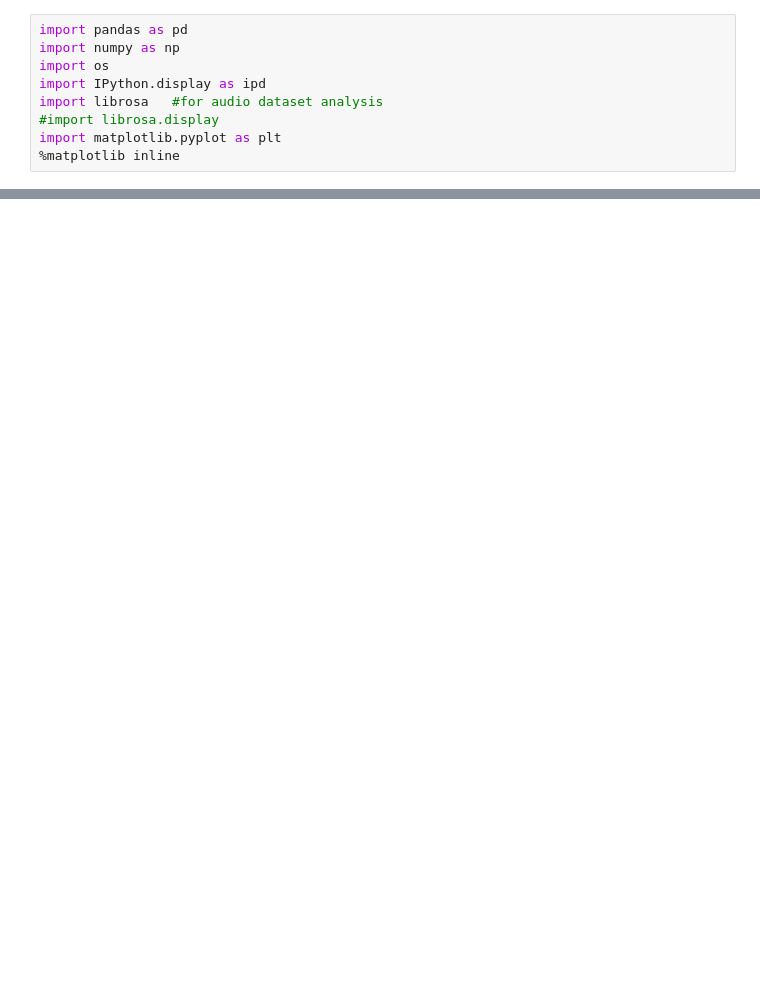
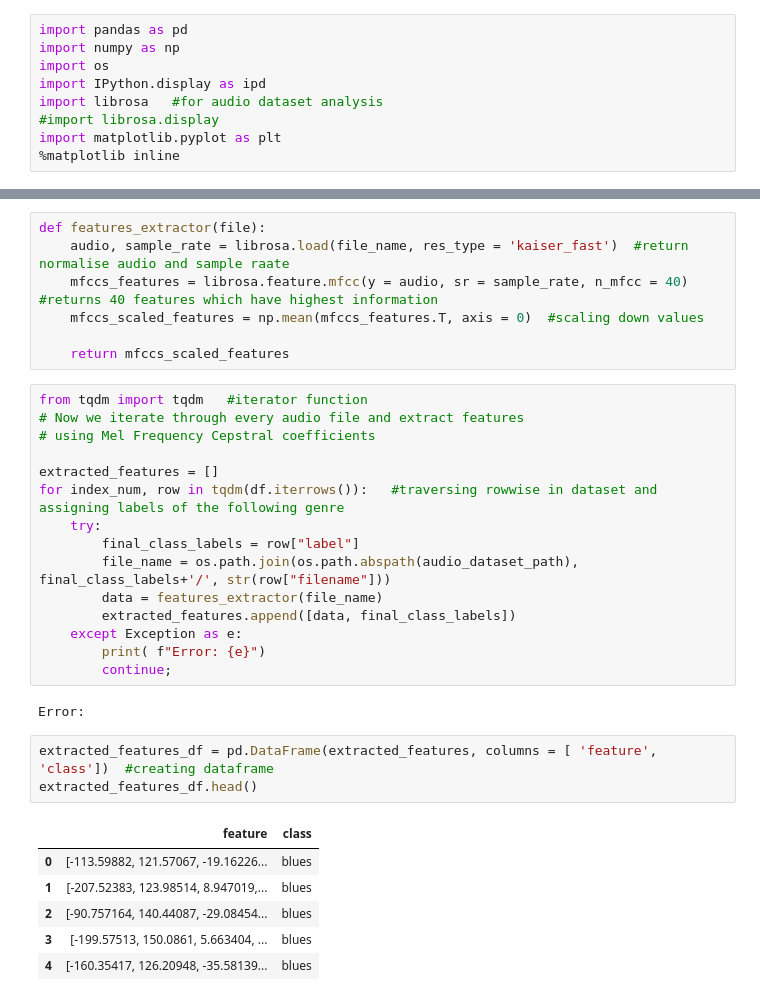
Before and after one commit to ShubhamGarge/Music-Genre-Classification, a Jupyter notebook: musicGenreClassification.ipynb, the cells around one changed output, grey strips where cells are left out. Cells and saved outputs as stored; diff of their text form; blank space fills up the shorter version.

```diff
--- a/musicGenreClassification.ipynb
+++ b/musicGenreClassification.ipynb
@@ -14,0 +23,34 @@ FileNotFoundError: [Errno 2] No such file or directory: '/Data/features_30_sec.c
+# %%
+def features_extractor(file):
+    audio, sample_rate = librosa.load(file_name, res_type = 'kaiser_fast')  #return normalise audio and sample raate
+    mfccs_features = librosa.feature.mfcc(y = audio, sr = sample_rate, n_mfcc = 40)  #returns 40 features which have highest information
+    mfccs_scaled_features = np.mean(mfccs_features.T, axis = 0)  #scaling down values
+
+    return mfccs_scaled_features
+# %%
+from tqdm import tqdm   #iterator function
+# Now we iterate through every audio file and extract features
+# using Mel Frequency Cepstral coefficients
+
+extracted_features = []
+for index_num, row in tqdm(df.iterrows()):   #traversing rowwise in dataset and assigning labels of the following genre
+    try:
+        final_class_labels = row["label"]
+        file_name = os.path.join(os.path.abspath(audio_dataset_path), final_class_labels+'/', str(row["filename"]))
+        data = features_extractor(file_name)
+        extracted_features.append([data, final_class_labels])
+    except Exception as e:
+        print( f"Error: {e}")
+        continue;
+# %% [output]
+Error:
+# %%
+extracted_features_df = pd.DataFrame(extracted_features, columns = [ 'feature', 'class'])  #creating dataframe
+extracted_features_df.head()
+# %% [output]
+|  | feature | class |
+| 0 | [-113.59882, 121.57067, -19.16226... | blues |
+| 1 | [-207.52383, 123.98514, 8.947019,... | blues |
+| 2 | [-90.757164, 140.44087, -29.08454... | blues |
+| 3 | [-199.57513, 150.0861, 5.663404, ... | blues |
+| 4 | [-160.35417, 126.20948, -35.58139... | blues |
```
Also changed, not shown: parts of 21 cells of this notebook.
